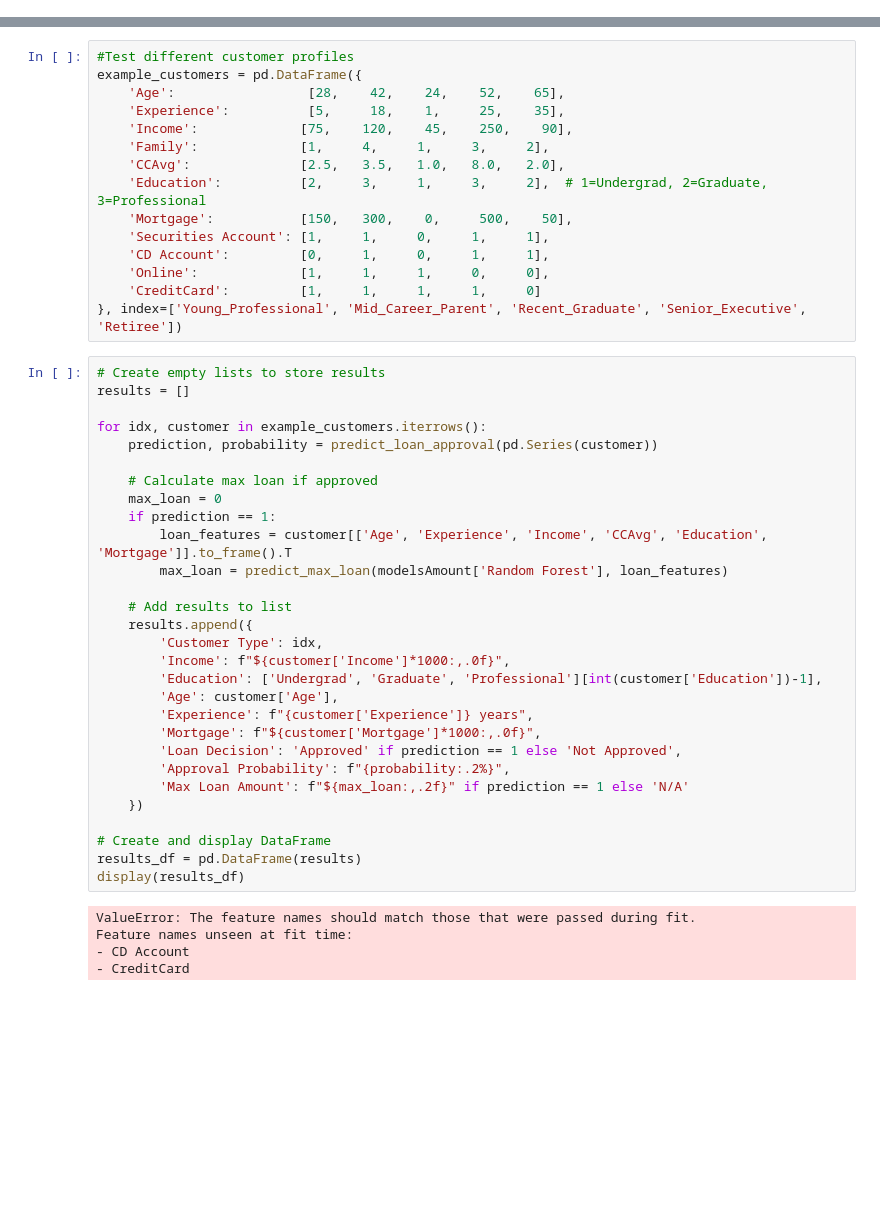
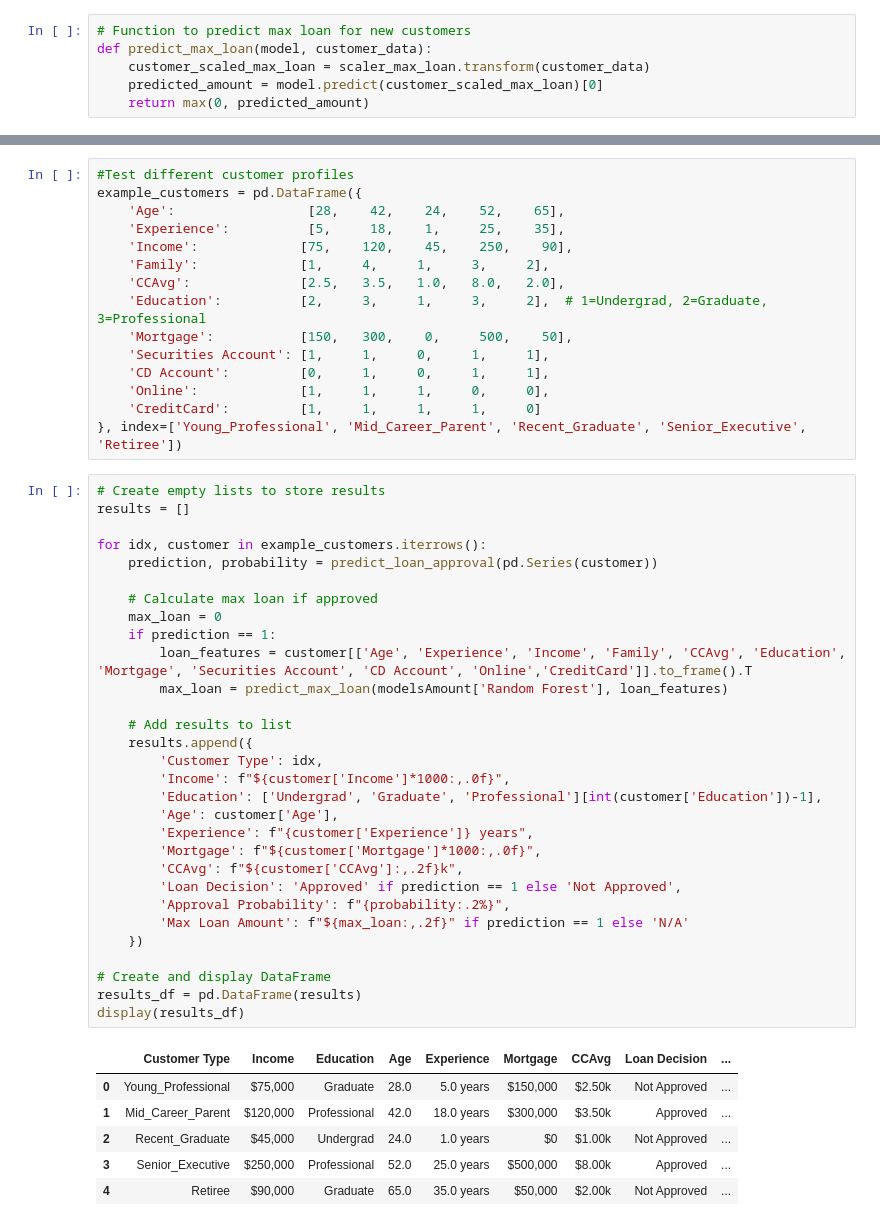
Before and after one commit to joao-reis25/dataSciencePython, a Jupyter notebook: src/REIS_POST.ipynb, the cells around one changed output, grey strips where cells are left out. Saved outputs shown, nothing was run; the diff lists cells and outputs as text; blank space fills up the shorter version.

```diff
--- a/src/REIS_POST.ipynb
+++ b/src/REIS_POST.ipynb
@@ -451,3 +447,9 @@ RMSE: $1,286.46
+# %%
+# Function to predict max loan for new customers
+def predict_max_loan(model, customer_data):
+    customer_scaled_max_loan = scaler_max_loan.transform(customer_data)
+    predicted_amount = model.predict(customer_scaled_max_loan)[0]
+    return max(0, predicted_amount)
 # %%
 # Get feature importance from Random Forest model
 rf_model = modelsAmount['Random Forest']
@@ -500,34 +510,37 @@ example_customers = pd.DataFrame({
 # %%
 # Create empty lists to store results
 results = []
 
 for idx, customer in example_customers.iterrows():
     prediction, probability = predict_loan_approval(pd.Series(customer))
 
     # Calculate max loan if approved
     max_loan = 0
     if prediction == 1:
-        loan_features = customer[['Age', 'Experience', 'Income', 'CCAvg', 'Education', 'Mortgage']].to_frame().T
+        loan_features = customer[['Age', 'Experience', 'Income', 'Family', 'CCAvg', 'Education', 'Mortgage', 'Securities Account', 'CD Account', 'Online','CreditCard']].to_frame().T
         max_loan = predict_max_loan(modelsAmount['Random Forest'], loan_features)
 
     # Add results to list
     results.append({
         'Customer Type': idx,
         'Income': f"${customer['Income']*1000:,.0f}",
         'Education': ['Undergrad', 'Graduate', 'Professional'][int(customer['Education'])-1],
         'Age': customer['Age'],
         'Experience': f"{customer['Experience']} years",
         'Mortgage': f"${customer['Mortgage']*1000:,.0f}",
+        'CCAvg': f"${customer['CCAvg']:,.2f}k",
         'Loan Decision': 'Approved' if prediction == 1 else 'Not Approved',
         'Approval Probability': f"{probability:.2%}",
         'Max Loan Amount': f"${max_loan:,.2f}" if prediction == 1 else 'N/A'
     })
 
 # Create and display DataFrame
 results_df = pd.DataFrame(results)
 display(results_df)
 # %% [output]
-ValueError: The feature names should match those that were passed during fit.
-Feature names unseen at fit time:
-- CD Account
-- CreditCard
+|  | Customer Type | Income | Education | Age | Experience | Mortgage | CCAvg | Loan Decision | ... |
+| 0 | Young_Professional | $75,000 | Graduate | 28.0 | 5.0 years | $150,000 | $2.50k | Not Approved | ... |
+| 1 | Mid_Career_Parent | $120,000 | Professional | 42.0 | 18.0 years | $300,000 | $3.50k | Approved | ... |
+| 2 | Recent_Graduate | $45,000 | Undergrad | 24.0 | 1.0 years | $0 | $1.00k | Not Approved | ... |
+| 3 | Senior_Executive | $250,000 | Professional | 52.0 | 25.0 years | $500,000 | $8.00k | Approved | ... |
+| 4 | Retiree | $90,000 | Graduate | 65.0 | 35.0 years | $50,000 | $2.00k | Not Approved | ... |
```
Also changed, not shown: parts of 10 cells of this notebook, 3 other files.
